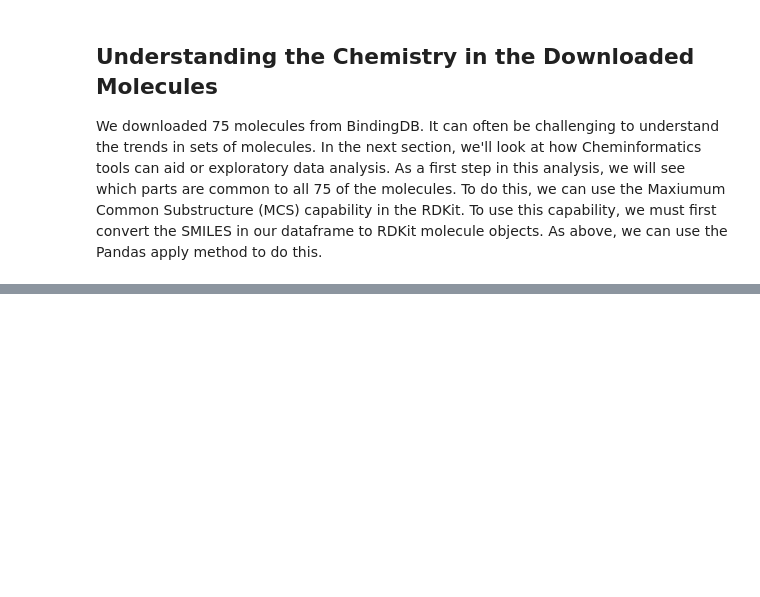
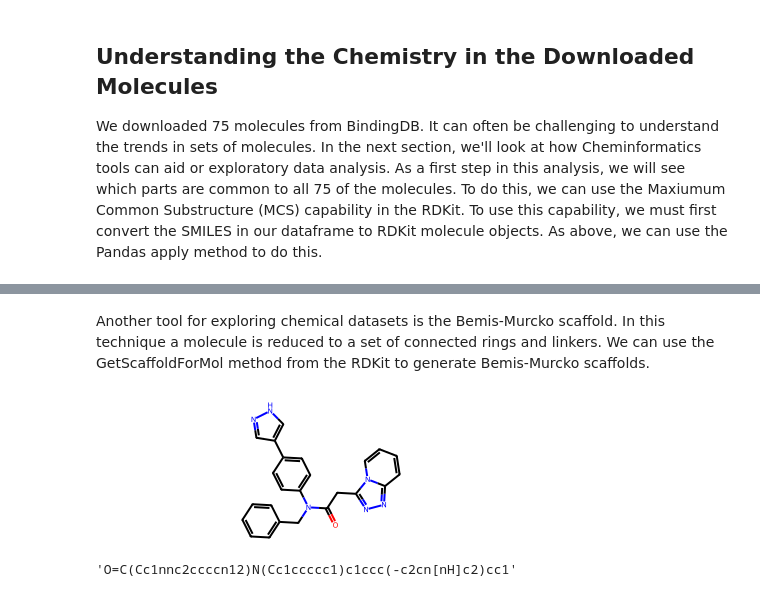
Before and after one commit to Arjun1425/Python-For-Cheminformatics-Driven-Molecular-Docking-rcsb, a Jupyter notebook: IQB_cheminformatics.ipynb, the cells around one changed output, grey strips where cells are left out. Saved outputs shown, nothing was run; the diff lists cells and outputs as text; code cells hidden in the pictures; blank space fills up the shorter version.

```diff
--- a/IQB_cheminformatics.ipynb
+++ b/IQB_cheminformatics.ipynb
@@ -296,0 +311,12 @@ We downloaded 75 molecules from BindingDB. It can often be challenging to unders
+# %% [markdown]
+Another tool for exploring chemical datasets is the Bemis-Murcko scaffold. In this technique a molecule is reduced to a set of connected rings and linkers. We can use the GetScaffoldForMol method from the RDKit to generate Bemis-Murcko scaffolds.
+# %%
+df["Scaffold"] = df["mol"].apply(GetScaffoldForMol)
+df["Scaffold"][0]
+# %% [output]
+[figure, added]
+# %%
+df["Scaffold_SMILES"] = df["Scaffold"].apply(Chem.MolToSmiles)
+df["Scaffold_SMILES"][0]
+# %% [output]
+'O=C(Cc1nnc2ccccn12)N(Cc1ccccc1)c1ccc(-c2cn[nH]c2)cc1'
```
Also changed, not shown: parts of 5 cells of this notebook.
